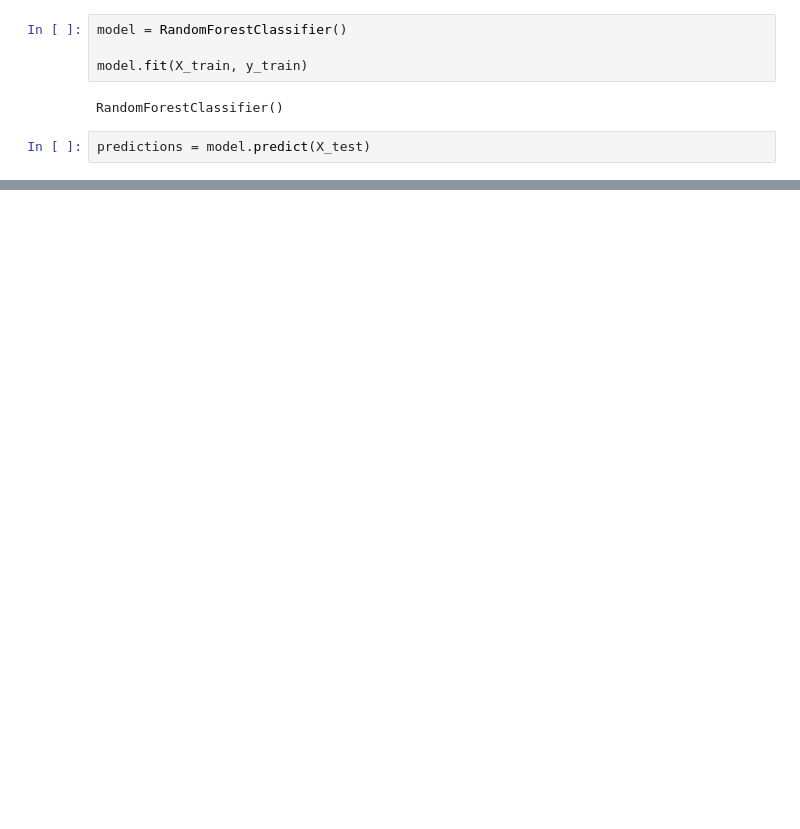
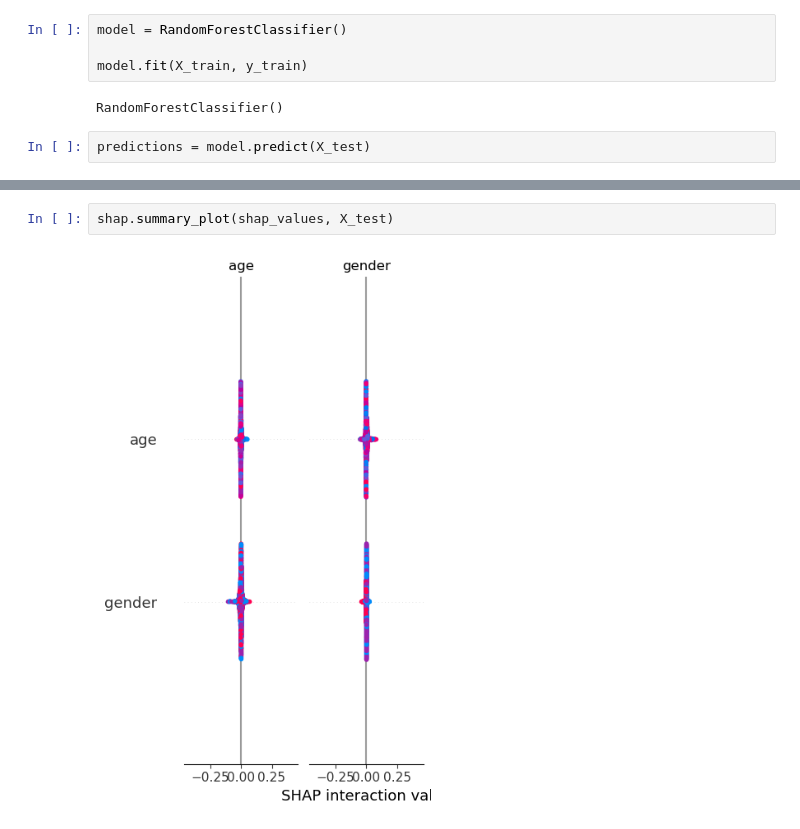
Before and after one commit to saqlain062/AI-Based-Digital-Wellbeing-System, a Jupyter notebook: digital_wellbeing_ai_model.ipynb, the cells around one changed output, grey strips where cells are left out. Drawn from its saved outputs; the diff is of its cells as text; blank space fills up the shorter version.

```diff
--- a/digital_wellbeing_ai_model.ipynb
+++ b/digital_wellbeing_ai_model.ipynb
@@ -125,0 +194,4 @@ Accuracy: 0.934
+# %%
+shap.summary_plot(shap_values, X_test)
+# %% [output]
+[figure, added]
```
Also changed, not shown: parts of 19 cells of this notebook.
